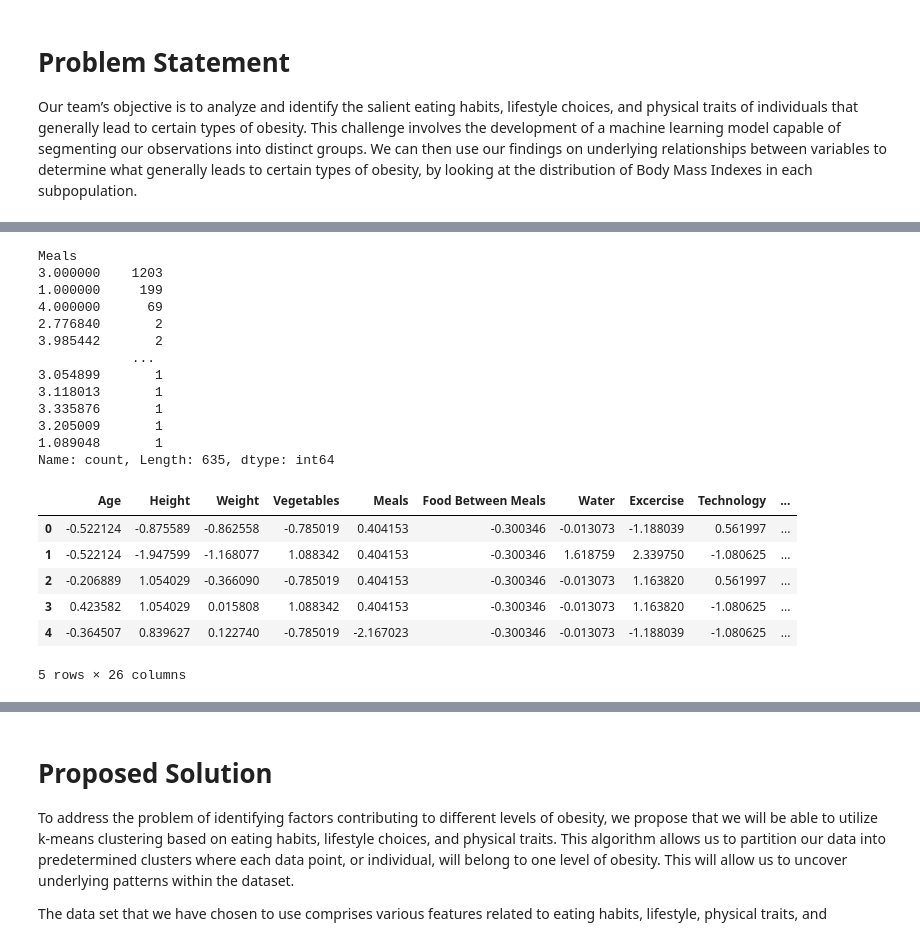
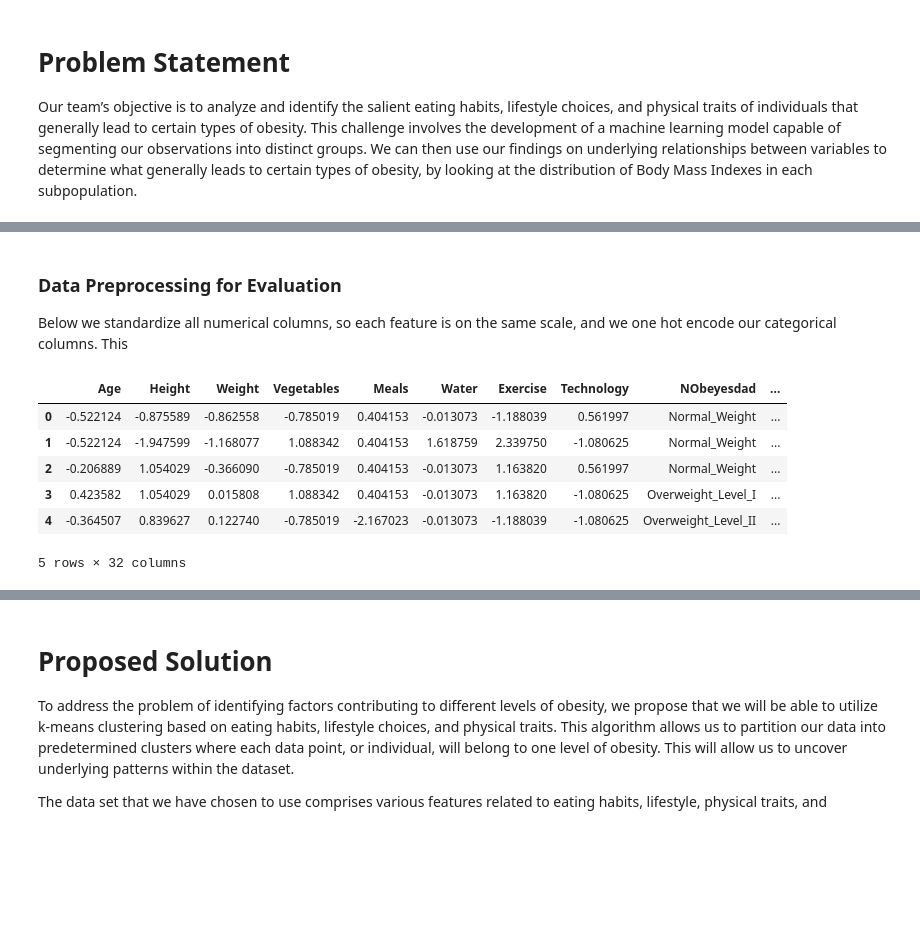
Before and after one commit to pallavigkwd/COGS118BGroup, a Jupyter notebook: FinalProject_groupXXX.ipynb, the cells around one changed output, grey strips where cells are left out. Drawn from its saved outputs; the diff is of its cells as text; code cells hidden in the pictures; blank space fills up the shorter version.

```diff
--- a/FinalProject_groupXXX.ipynb
+++ b/FinalProject_groupXXX.ipynb
@@ -84,7 +90,9 @@ elif os.name == 'nt':
 # %%
 # reading in dataset
 obesity=pd.read_csv('obesity.csv')
-# renaming the variable columns
+
+# renaming variable columns
+
 obesity.rename(columns={'family_history_with_overweight': 'Family Obesity',
                         'FAVC': 'High Calories',
                         'FCVC': 'Vegetables',
@@ -93,8 +101,11 @@ obesity.rename(columns={'family_history_with_overweight': 'Family Obesity',
                         'SMOKE': 'Smoke',
                         'CH2O': 'Water',
                         'SCC': 'Monitor Calories',
-                        'FAF': 'Excercise',
+                        'FAF': 'Exercise',
                         'TUE': 'Technology',
                         'CALC': 'Alcohol',
-                        'MTRANS': 'Transportation Movement'
+                        'MTRANS': 'Transportation'
                         }, inplace=True)
+
+# snapshot of dataset
+obesity.head()
@@ -112,42 +119,32 @@ obesity.rename(columns={'family_history_with_overweight': 'Family Obesity',
-# %%
-# clean vegetables column
-obesity['Meals'].value_counts()
-# %% [output]
-Meals
-3.000000    1203
-1.000000     199
-4.000000      69
-2.776840       2
-3.985442       2
-            ...
-3.054899       1
-3.118013       1
-3.335876       1
-3.205009       1
-1.089048       1
-Name: count, Length: 635, dtype: int64
-# %%
-categorical_mapping = {'no' : 0, 'Sometimes' : 1, 'Frequently' : 2, 'Always' : 3 }
-obesity['Alcohol'] = obesity['Alcohol'].map(categorical_mapping)
-obesity['Food Between Meals'] = obesity['Food Between Meals'].map(categorical_mapping)
-
-numerical_columns = ['Age', 'Height', 'Weight', 'Vegetables', 'Meals', 'Food Between Meals', 'Water', 'Excercise', 'Technology', 'Alcohol']
-scaler = StandardScaler()
-obesity[numerical_columns] = scaler.fit_transform(obesity[numerical_columns])
+# %% [markdown]
+### Data Preprocessing for Evaluation
+
+Below we standardize all numerical columns, so each feature is on the same scale, and we one hot encode our categorical columns. This
 # %%
+# identify the numerical columns
+numerical_columns = ['Age', 'Height', 'Weight', 'Vegetables', 'Meals', 'Water', 'Exercise', 'Technology']
+
+# standardize numerical columns
+scaler = StandardScaler()
+obesity[numerical_columns] = scaler.fit_transform(obesity[numerical_columns])
+
 # Identify the categorical columns to be one-hot encoded
-categorical_columns = ['Gender', 'Family Obesity', 'High Calories', 'Smoke', 'Monitor Calories', 'Transportation Movement']
+categorical_columns = ['Gender', 'Family Obesity', 'Food Between Meals', 'High Calories', 'Smoke', 'Monitor Calories', 'Transportation', 'Alcohol']
 
 # Perform one-hot encoding
-obesity = pd.get_dummies(obesity, columns=categorical_columns)
+ohe = OneHotEncoder()
+ohe_vals = ohe.fit_transform(obesity[categorical_columns]).toarray()
+ohe_vals_cols = ohe.get_feature_names_out(categorical_columns)
 
-# Display the encoded DataFrame
-obesity.head()
+# Display the preprocessed DataFrame
+cleaned_df = obesity.drop(columns=categorical_columns)
+cleaned_df[ohe_vals_cols] = ohe_vals
+cleaned_df.head()
 # %% [output]
-|  | Age | Height | Weight | Vegetables | Meals | Food Between Meals | Water | Excercise | Technology | ... |
-| 0 | -0.522124 | -0.875589 | -0.862558 | -0.785019 | 0.404153 | -0.300346 | -0.013073 | -1.188039 | 0.561997 | ... |
-| 1 | -0.522124 | -1.947599 | -1.168077 | 1.088342 | 0.404153 | -0.300346 | 1.618759 | 2.339750 | -1.080625 | ... |
-| 2 | -0.206889 | 1.054029 | -0.366090 | -0.785019 | 0.404153 | -0.300346 | -0.013073 | 1.163820 | 0.561997 | ... |
-| 3 | 0.423582 | 1.054029 | 0.015808 | 1.088342 | 0.404153 | -0.300346 | -0.013073 | 1.163820 | -1.080625 | ... |
-| 4 | -0.364507 | 0.839627 | 0.122740 | -0.785019 | -2.167023 | -0.300346 | -0.013073 | -1.188039 | -1.080625 | ... |
+|  | Age | Height | Weight | Vegetables | Meals | Water | Exercise | Technology | NObeyesdad | ... |
+| 0 | -0.522124 | -0.875589 | -0.862558 | -0.785019 | 0.404153 | -0.013073 | -1.188039 | 0.561997 | Normal_Weight | ... |
+| 1 | -0.522124 | -1.947599 | -1.168077 | 1.088342 | 0.404153 | 1.618759 | 2.339750 | -1.080625 | Normal_Weight | ... |
+| 2 | -0.206889 | 1.054029 | -0.366090 | -0.785019 | 0.404153 | -0.013073 | 1.163820 | 0.561997 | Normal_Weight | ... |
+| 3 | 0.423582 | 1.054029 | 0.015808 | 1.088342 | 0.404153 | -0.013073 | 1.163820 | -1.080625 | Overweight_Level_I | ... |
+| 4 | -0.364507 | 0.839627 | 0.122740 | -0.785019 | -2.167023 | -0.013073 | -1.188039 | -1.080625 | Overweight_Level_II | ... |
-5 rows × 26 columns
+5 rows × 32 columns
```
Also changed, not shown: parts of 9 cells of this notebook.
